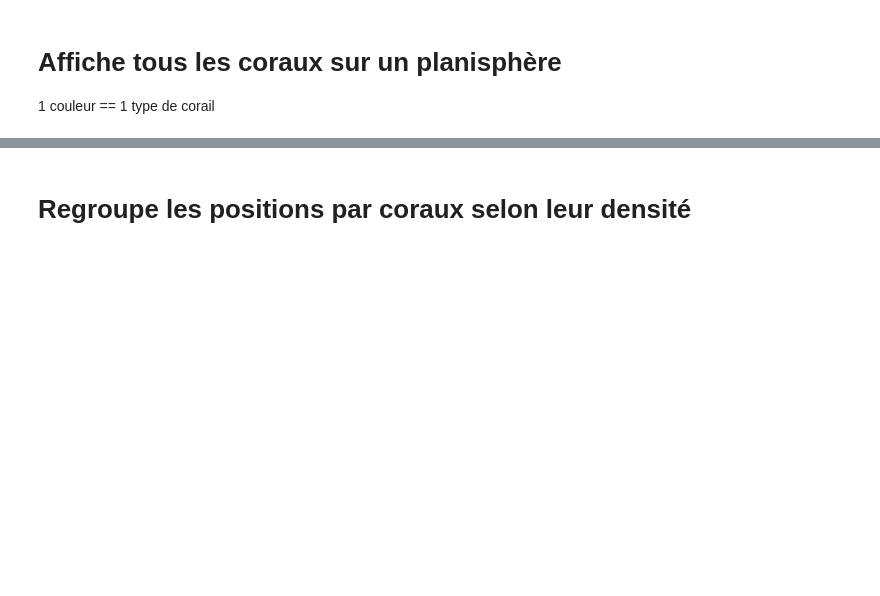
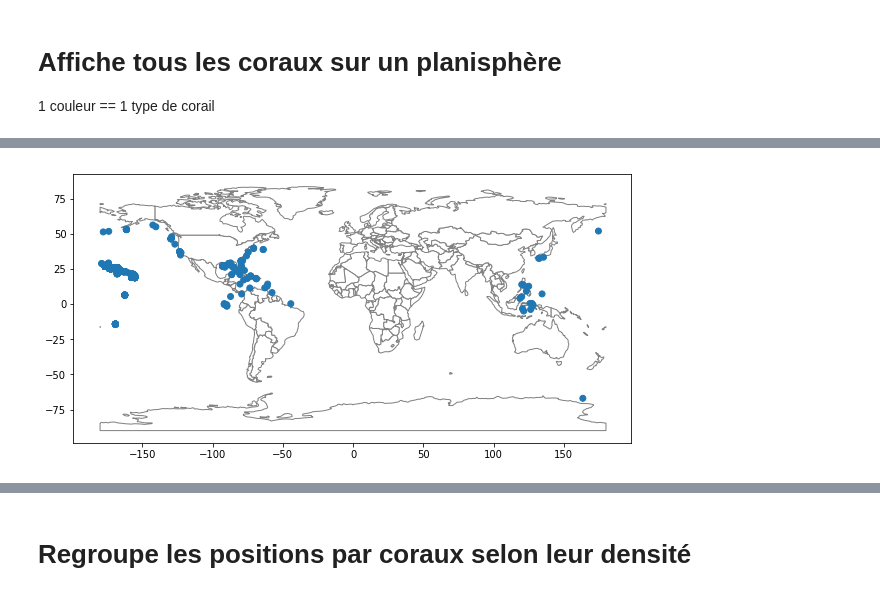
Before and after one commit to dellielo/Pharmap, a Jupyter notebook: notebook/visualisation.ipynb, the cells around one changed output, grey strips where cells are left out. Saved outputs shown, nothing was run; the diff lists cells and outputs as text; code cells hidden in the pictures; blank space fills up the shorter version.

```diff
--- a/notebook/visualisation.ipynb
+++ b/notebook/visualisation.ipynb
@@ -58 +148,11 @@ Name: ScientificName, Length: 2870, dtype: int64
+# %%
+#Affiche le type de coraux indiqué dans type_coraux_to_show
+fig, ax = plt.subplots(figsize=[10, 6])
+type_coraux_to_show = ["Chrysogorgia sp."] #, "Lophelia pertusa", "Calcigorgia beringi", "Latrunculia sp."]
+ax.set_aspect('equal')
+base = world.plot(ax=ax, color='white', edgecolor='grey')
+
+coraux[coraux['ScientificName'].isin(type_coraux_to_show) == True].plot(ax=base, column="ScientificName");
+# %% [output]
+[figure, added]
 # %% [markdown]
```
Also changed, not shown: parts of 10 cells of this notebook, 2 other files.
